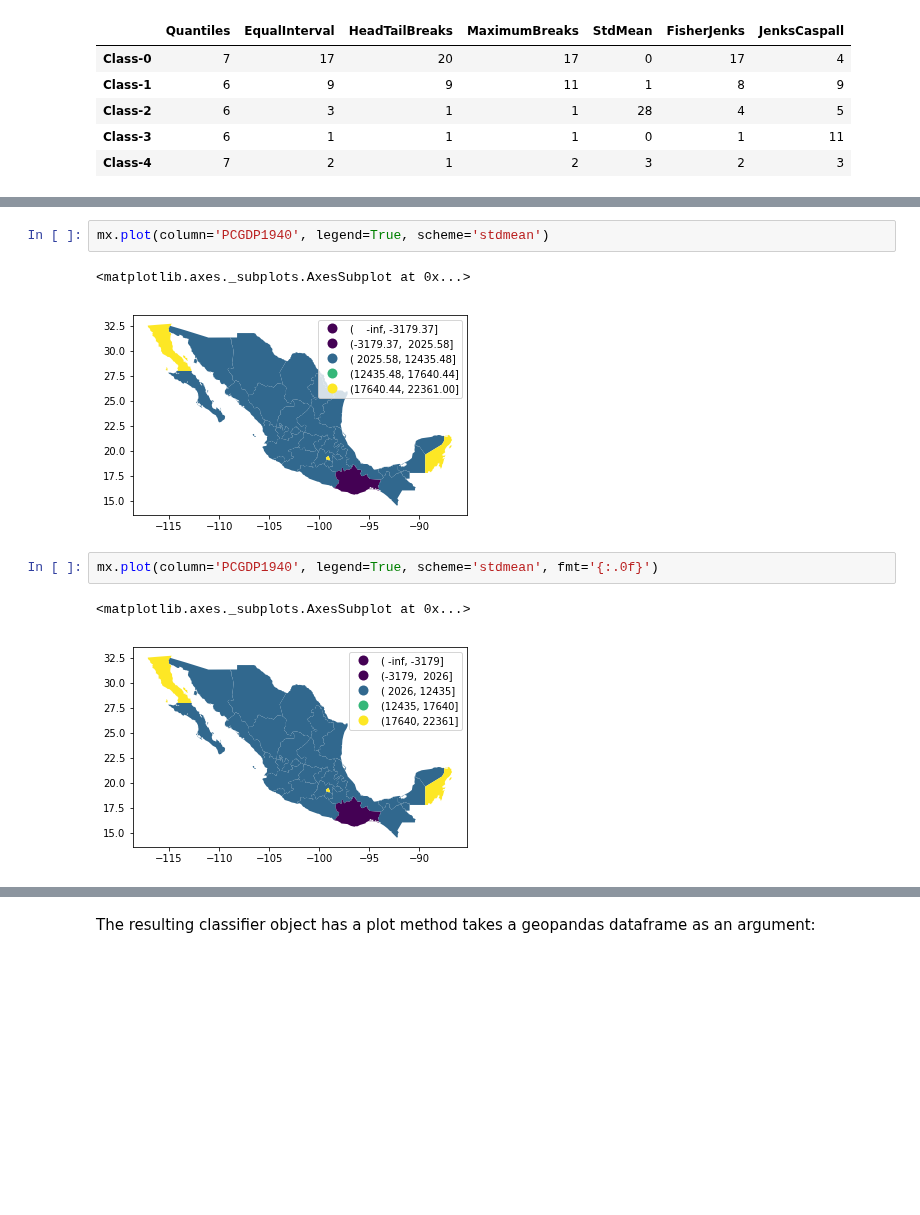
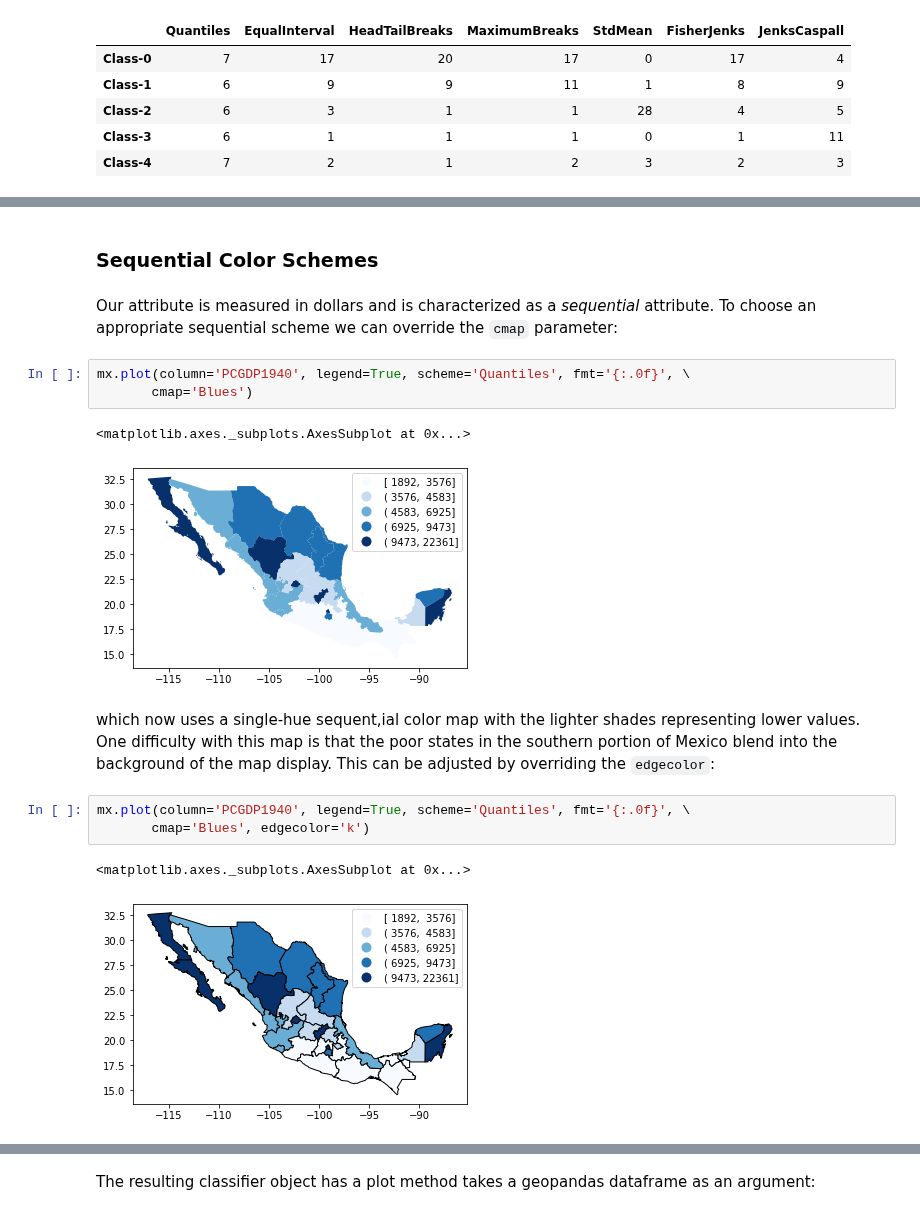
Before and after one commit to gdsbook/book, a Jupyter notebook: notebooks/05_choropleth.ipynb, the cells around one changed output, grey strips where cells are left out. Cells and saved outputs as stored; diff of their text form; blank space fills up the shorter version.

```diff
--- a/notebooks/05_choropleth.ipynb
+++ b/notebooks/05_choropleth.ipynb
@@ -625,10 +646,18 @@ mx.plot(column='PCGDP1940', legend=True, scheme='Quantiles', fmt='{:.0f}')
+# %% [markdown]
+### Sequential Color Schemes
+# %% [markdown]
+Our attribute is measured in dollars and is characterized as a *sequential* attribute. To choose an appropriate sequential scheme we can override the `cmap` parameter:
 # %%
-mx.plot(column='PCGDP1940', legend=True, scheme='stdmean')
+mx.plot(column='PCGDP1940', legend=True, scheme='Quantiles', fmt='{:.0f}', \
+       cmap='Blues')
 # %% [output]
 <matplotlib.axes._subplots.AxesSubplot at 0x...>
-[figure, old version]
+[figure, new version]
+# %% [markdown]
+which now uses a single-hue sequent,ial color map with the lighter shades representing lower values. One difficulty with this map is that the poor states in the southern portion of Mexico blend into the background of the map display. This can be adjusted by overriding the `edgecolor`:
 # %%
-mx.plot(column='PCGDP1940', legend=True, scheme='stdmean', fmt='{:.0f}')
+mx.plot(column='PCGDP1940', legend=True, scheme='Quantiles', fmt='{:.0f}', \
+       cmap='Blues', edgecolor='k')
 # %% [output]
 <matplotlib.axes._subplots.AxesSubplot at 0x...>
-[figure, old version]
+[figure, new version]
```
Also changed, not shown: parts of 54 cells of this notebook, 1 other file.
